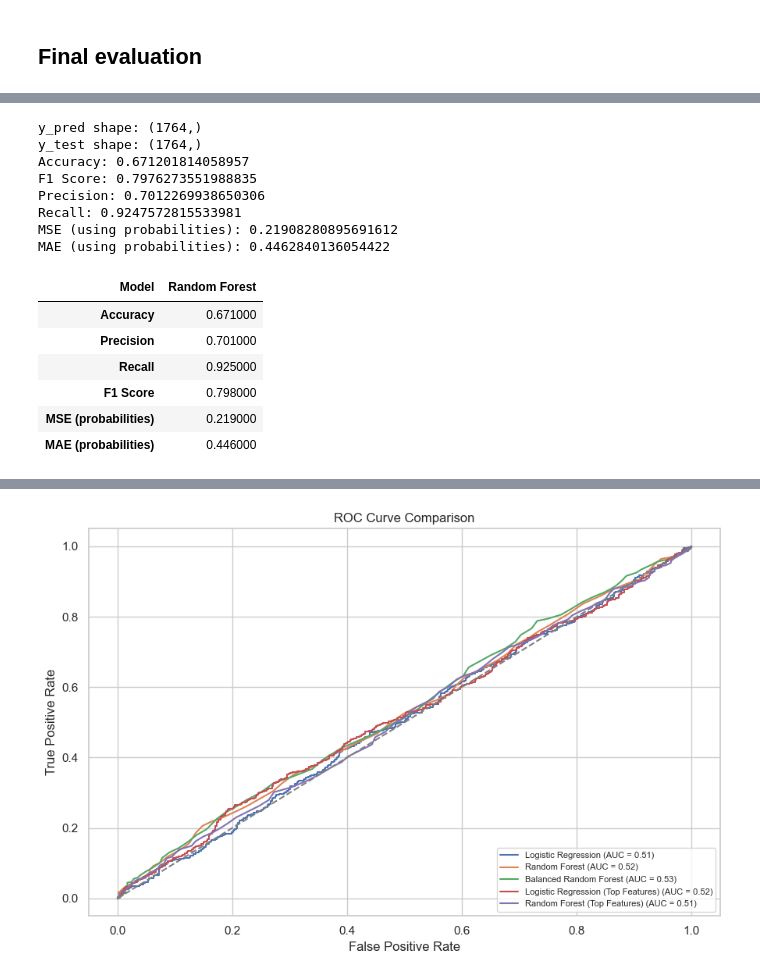
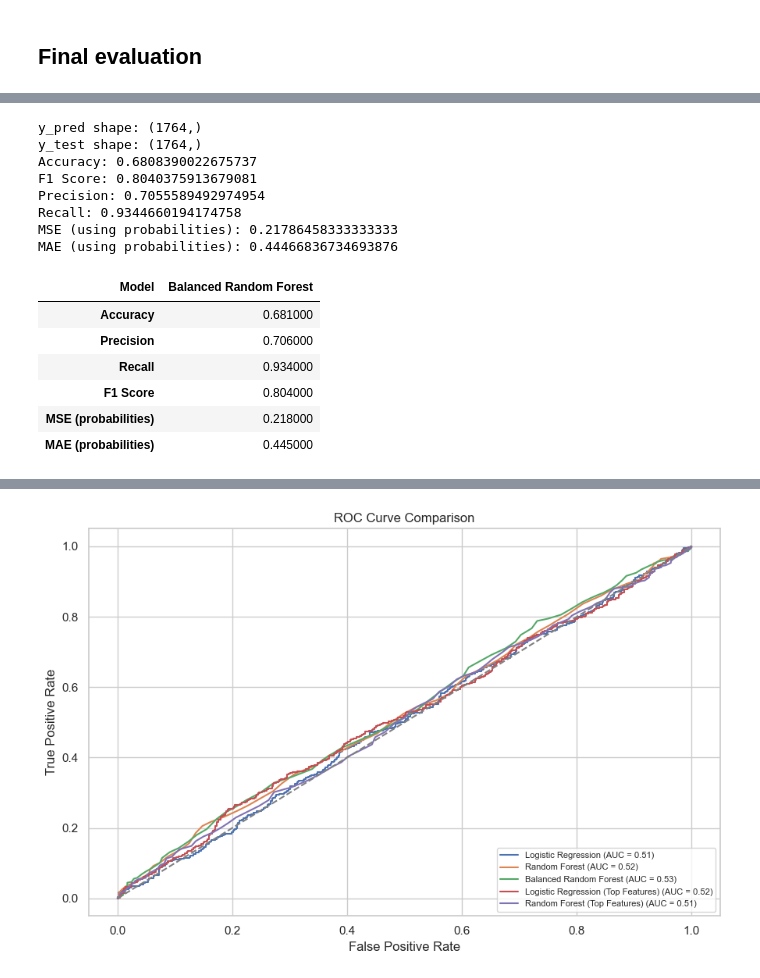
Before and after one commit to sunichayalai/mld, a Jupyter notebook: loan.ipynb, the cells around one changed output, grey strips where cells are left out. Cells and saved outputs as stored; diff of their text form; code cells hidden in the pictures.

```diff
--- a/loan.ipynb
+++ b/loan.ipynb
@@ -577,15 +622,8 @@ We can see that the F1 score is 0.798 which is relatively good but precision is
 # %%
-untuned_rf = RandomForestClassifier(n_estimators=200, max_depth=5, random_state=42)
-untuned_rf.fit(X_train_smote, y_train_smote)
+report_dict = classification_report(y_test, y_pred_rf, output_dict=True)
+report_df = pd.DataFrame(report_dict).transpose().round(3)
 
-y_pred_untuned_rf = untuned_rf.predict(X_test)
-
-print("Untuned Random Forest:\n", classification_report(y_test, y_pred_untuned_rf))
-
-report_dict_rf = classification_report(y_test, y_pred_untuned_rf, output_dict=True)
-report_df_rf = pd.DataFrame(report_dict_rf).transpose().round(3)
-
-report_df_display = report_df_rf.drop(columns='support')
+report_df_display = report_df.drop(columns='support')
 
 plt.figure(figsize=(8, 4))
 sns.set(style="whitegrid")
@@ -593,7 +631,7 @@ sns.heatmap(report_df_display.iloc[:-1, :],
             annot=True, fmt=".3f", cmap="Blues", cbar=False,
             linewidths=1, linecolor='black')
 
-plt.title("Classification Report - Untuned Random Forest", fontsize=14)
+plt.title("Classification Report - Random Forest", fontsize=14)
 plt.xticks(rotation=0)
 plt.yticks(rotation=0)
 plt.tight_layout()
@@ -1166,64 +1389,63 @@ This code compares the performance of two classification models, 'LinearRegressi
 # %%
 from sklearn.metrics import mean_squared_error, mean_absolute_error, accuracy_score, f1_score, precision_score, recall_score
 
-y_pred = rf.predict(X_test)
-
-y_proba = rf.predict_proba(X_test)[:, 1]
+# Use the Balanced Random Forest predictions
+y_pred = brf.predict(X_test)
+y_proba = brf.predict_proba(X_test)[:, 1]
 
 print("y_pred shape:", y_pred.shape)
 print("y_test shape:", y_test.shape)
 
 print("Accuracy:", accuracy_score(y_test, y_pred))
 print("F1 Score:", f1_score(y_test, y_pred))
 print("Precision:", precision_score(y_test, y_pred))
 print("Recall:", recall_score(y_test, y_pred))
-
 print("MSE (using probabilities):", mean_squared_error(y_test, y_proba))
 print("MAE (using probabilities):", mean_absolute_error(y_test, y_proba))
 
-#DataFrame to store metrics
-from sklearn.metrics import (
-    mean_squared_error, mean_absolute_error,
-    accuracy_score, f1_score, precision_score, recall_score
-)
-
+# DataFrame to store metrics for BRF
 metrics = {
     'Accuracy': accuracy_score(y_test, y_pred),
     'Precision': precision_score(y_test, y_pred),
     'Recall': recall_score(y_test, y_pred),
     'F1 Score': f1_score(y_test, y_pred),
     'MSE (probabilities)': mean_squared_error(y_test, y_proba),
     'MAE (probabilities)': mean_absolute_error(y_test, y_proba)
 }
 
-metrics_df = pd.DataFrame(metrics, index=['Random Forest']).T
+metrics_df = pd.DataFrame(metrics, index=['Balanced Random Forest']).T
 metrics_df.columns.name = "Model"
 metrics_df = metrics_df.round(3)
 
+# Style the DataFrame
 styled_metrics = metrics_df.style.set_properties(**{
     'background-color': 'white',
     'color': 'black',
     'text-align': 'center',
     'border': '1px solid black'
-}).set_table_styles([
-    {'selector': 'th', 'props': [('background-color', 'white'), ('color', 'black'), ('text-align', 'center'), ('border', '1px solid black')]}
-])
+}).set_table_styles([{
+    'selector': 'th',
+    'props': [('background-color', 'white'),
+              ('color', 'black'),
+              ('text-align', 'center'),
+              ('border', '1px solid black')]
+}])
 
 styled_metrics
 # %% [output]
 y_pred shape: (1764,)
 y_test shape: (1764,)
-Accuracy: 0.671201814058957
-F1 Score: 0.7976273551988835
-Precision: 0.7012269938650306
-Recall: 0.9247572815533981
-MSE (using probabilities): 0.21908280895691612
-MAE (using probabilities): 0.4462840136054422
+Accuracy: 0.6808390022675737
+F1 Score: 0.8040375913679081
+Precision: 0.7055589492974954
+Recall: 0.9344660194174758
+MSE (using probabilities): 0.21786458333333333
+MAE (using probabilities): 0.44466836734693876
-| Model | Random Forest |
-| Accuracy | 0.671000 |
-| Precision | 0.701000 |
-| Recall | 0.925000 |
-| F1 Score | 0.798000 |
-| MSE (probabilities) | 0.219000 |
-| MAE (probabilities) | 0.446000 |
+| Model | Balanced Random Forest |
+| Accuracy | 0.681000 |
+| Precision | 0.706000 |
+| Recall | 0.934000 |
+| F1 Score | 0.804000 |
+| MSE (probabilities) | 0.218000 |
+| MAE (probabilities) | 0.445000 |
 # %% [markdown]
```
Also changed, not shown: parts of 52 cells of this notebook.
